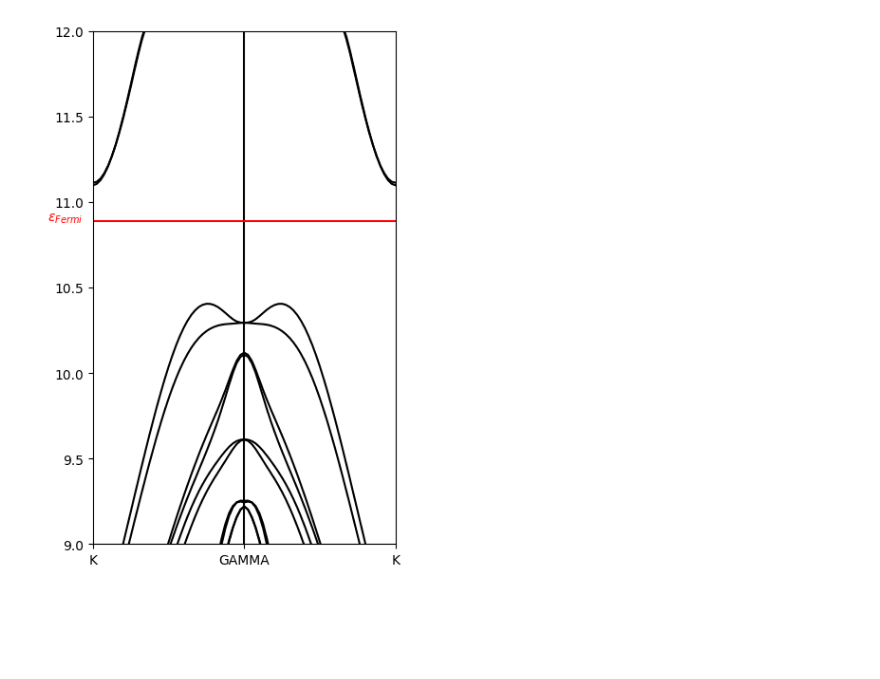
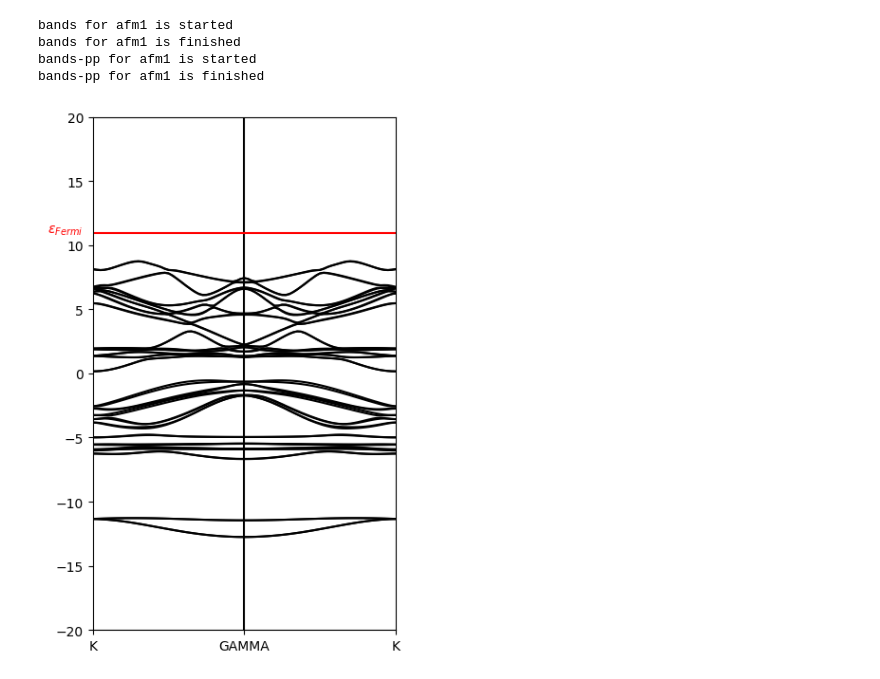
Before and after one commit to sinansevim/qepy, a Jupyter notebook: Devs/Dev.MnTe_Wannier.ipynb, the cells around one changed output. Saved outputs shown, nothing was run; the diff lists cells and outputs as text; code cells hidden in the pictures; blank space fills up the shorter version.

Commit message:
metadata api,wannier orbital,kdos atom,clean-up

```diff
--- a/Devs/Dev.MnTe_Wannier.ipynb
+++ b/Devs/Dev.MnTe_Wannier.ipynb
@@ -9,4 +3,9 @@ model.get_structure(format="poscar",path="/work/bansil/s.sevim/Test/espresso-mac
 # %%
+model = esma.project(project_id='MnTe_Wannier')
+model.set_pseudo(path="./Pseudopotentials/PBE/US/SOC")
+model.get_structure(format="poscar",path="./Structures/MnTe.poscar")
+
+model.outdir='outdir'
 model.set_cores(64)
 model.ecutwfc(100) #Set wavefunction cutoff
 model.ecutrho(1000) #Set wavefunction cutoff
@@ -17,6 +16,5 @@ model.smearing('mv')
 model.mixing_beta(0.2)
 model.electron_maxstep(500) #Max number of electron iteration
 model.exchange_maxstep(500) #Max number of exchange iteration
-# model.etot_conv_thr(10**-4)
-# model.forc_conv_thr(10**-3)
+model.hubbard(atom='Mn',orbital='3d',value=3)
 # %%
@@ -31,8 +26,15 @@ afm.calculate('scf')
 # %%
-points = [
-            ['GAMMA',0,0,0],
-            ['M',0.5,0,0],
-            ["M'",0.5,0,0.35],
-            ["GAMMA'",0,0,0.35],
-            ["K",0.33333,0.3333,0]
-            ]
+afm.debug=False
+label = ['K','GAMMA','K'] #choose corners
+points = [[0.33333,0.3333,0],[0,0,0],[0.33333,0.3333,0]]
+afm.band_points(label=label,number=40,points=points) #define path
+# points = [['GAMMA',0,0,0],['M',0.5,0,0],["M'",0.5,0,0.35],["GAMMA'",0,0,0.35],["K",0.33333,0.3333,0]]
+# afm.band_points(path,number=40) #define path
+afm.calculate('bands',pp_core=32)
+afm.plot('electron',ylim=[-20,20],save=True,figsize=(4,6)) #plot electron bands
+# %% [output]
+bands for afm1 is started
+bands for afm1 is finished
+bands-pp for afm1 is started
+bands-pp for afm1 is finished
+[figure, added]
@@ -43,5 +40,0 @@ afm.calculate('bands',pp_core=32)
-# %%
-#Step 6 - Plotting
-afm.plot('electron',ylim=[9,12],save=True,figsize=(4,6)) #plot electron bands
-# %% [output]
-[figure, removed]
```
Also changed, not shown: parts of 21 cells of this notebook, 31 other files.
